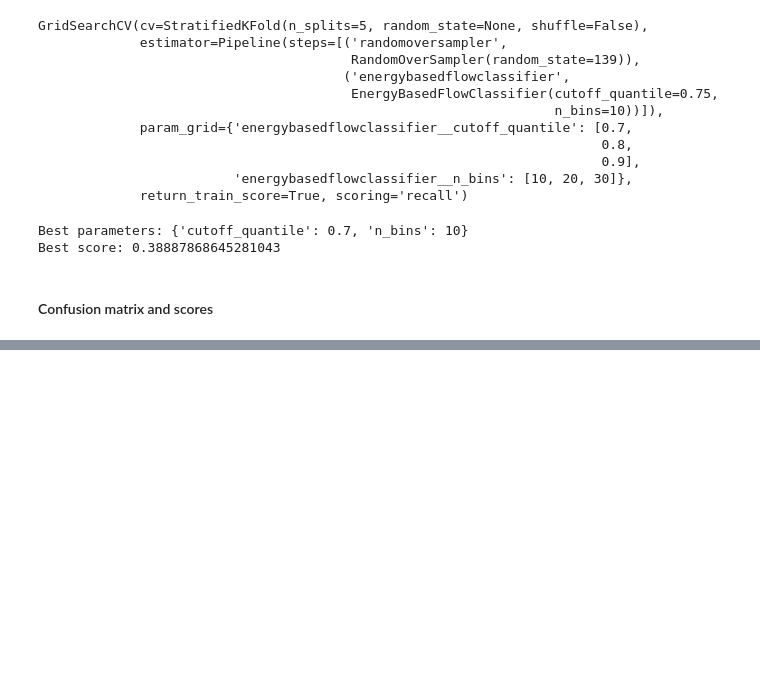
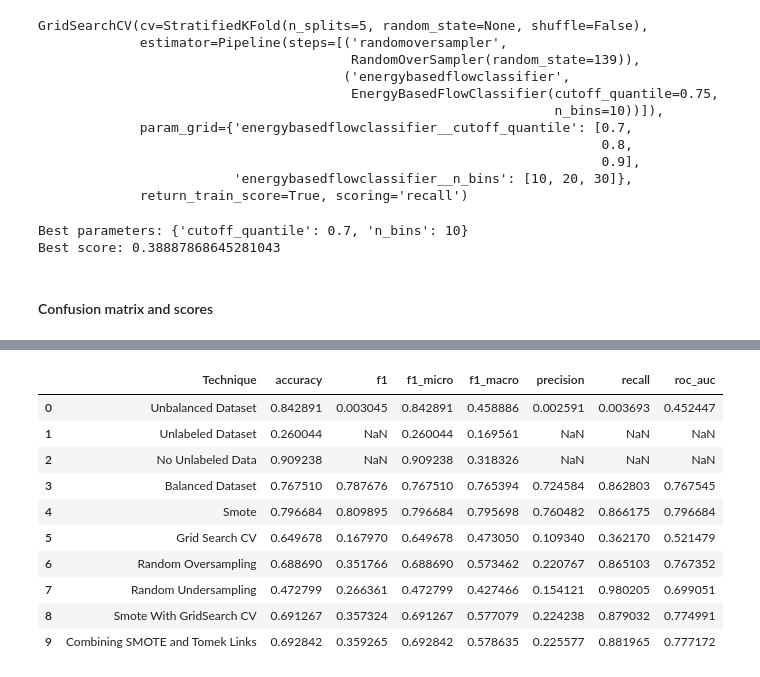
Before and after one commit to kevinsantana/PPCA-UnB-Dissertation, a Jupyter notebook: models/notebooks/efc_v2 copy.ipynb, the cells around one changed output, grey strips where cells are left out. Cells and saved outputs as stored; diff of their text form; code cells hidden in the pictures; blank space fills up the shorter version.

```diff
--- a/models/notebooks/efc_v2 copy.ipynb
+++ b/models/notebooks/efc_v2 copy.ipynb
@@ -1165,0 +1585,4 @@ Average Cross Validation Recall score: 0.8553893545807292
+# %%
+smote_tk_grid = GridSearchCV(SMOTETomek_pipeline, param_grid=new_params, cv=kf, scoring='recall', return_train_score=True)
+# %%
+smote_tk_grid.fit(X_train, y_train)
@@ -1165,0 +1606,2 @@ Average Cross Validation Recall score: 0.8553893545807292
+# %%
+y_pred = smote_tk_grid.predict(X_test)
@@ -1165,0 +1644,11 @@ Average Cross Validation Recall score: 0.8553893545807292
+# %%
+metric_dict_9 = {
+    "Technique": "Combining SMOTE and Tomek Links",
+    "accuracy": accuracy_score(y_test, y_pred),
+    "f1": f1_score(y_test, y_pred, pos_label=1),
+    "f1_micro": f1_score(y_test, y_pred, average="micro"),
+    "f1_macro": f1_score(y_test, y_pred, average="macro"),
+    "precision": precision_score(y_test, y_pred),
+    "recall": recall_score(y_test, y_pred),
+    "roc_auc": roc_auc_score(y_test, y_pred),
+}
@@ -1165,0 +1666,15 @@ Average Cross Validation Recall score: 0.8553893545807292
+# %%
+df_efc_metrics.loc[9] = metric_dict_9
+df_efc_metrics
+# %% [output]
+|  | Technique | accuracy | f1 | f1_micro | f1_macro | precision | recall | roc_auc |
+| 0 | Unbalanced Dataset | 0.842891 | 0.003045 | 0.842891 | 0.458886 | 0.002591 | 0.003693 | 0.452447 |
+| 1 | Unlabeled Dataset | 0.260044 | NaN | 0.260044 | 0.169561 | NaN | NaN | NaN |
+| 2 | No Unlabeled Data | 0.909238 | NaN | 0.909238 | 0.318326 | NaN | NaN | NaN |
+| 3 | Balanced Dataset | 0.767510 | 0.787676 | 0.767510 | 0.765394 | 0.724584 | 0.862803 | 0.767545 |
+| 4 | Smote | 0.796684 | 0.809895 | 0.796684 | 0.795698 | 0.760482 | 0.866175 | 0.796684 |
+| 5 | Grid Search CV | 0.649678 | 0.167970 | 0.649678 | 0.473050 | 0.109340 | 0.362170 | 0.521479 |
+| 6 | Random Oversampling | 0.688690 | 0.351766 | 0.688690 | 0.573462 | 0.220767 | 0.865103 | 0.767352 |
+| 7 | Random Undersampling | 0.472799 | 0.266361 | 0.472799 | 0.427466 | 0.154121 | 0.980205 | 0.699051 |
+| 8 | Smote With GridSearch CV | 0.691267 | 0.357324 | 0.691267 | 0.577079 | 0.224238 | 0.879032 | 0.774991 |
+| 9 | Combining SMOTE and Tomek Links | 0.692842 | 0.359265 | 0.692842 | 0.578635 | 0.225577 | 0.881965 | 0.777172 |
```
Also changed, not shown: parts of 110 cells of this notebook, 1 other file.
